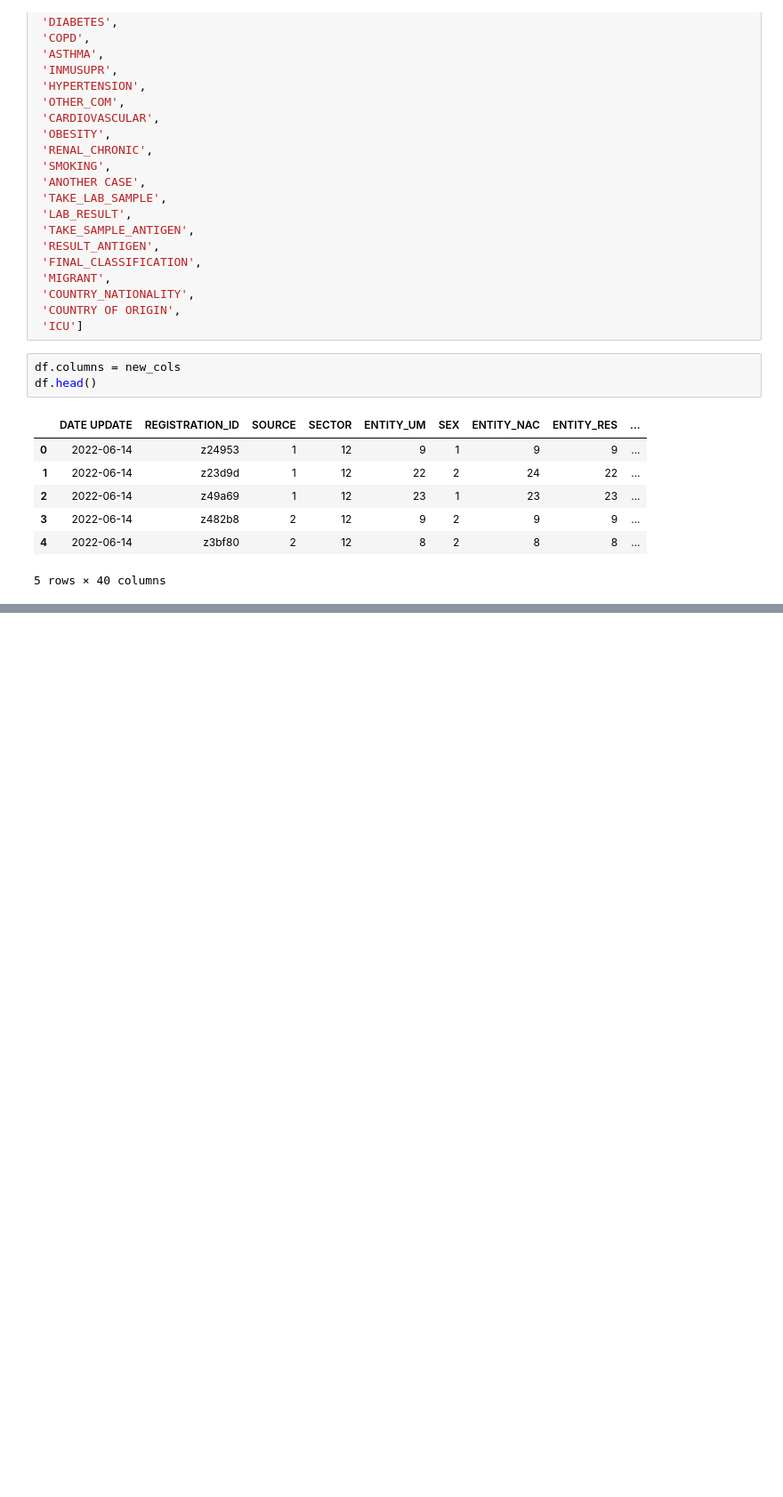
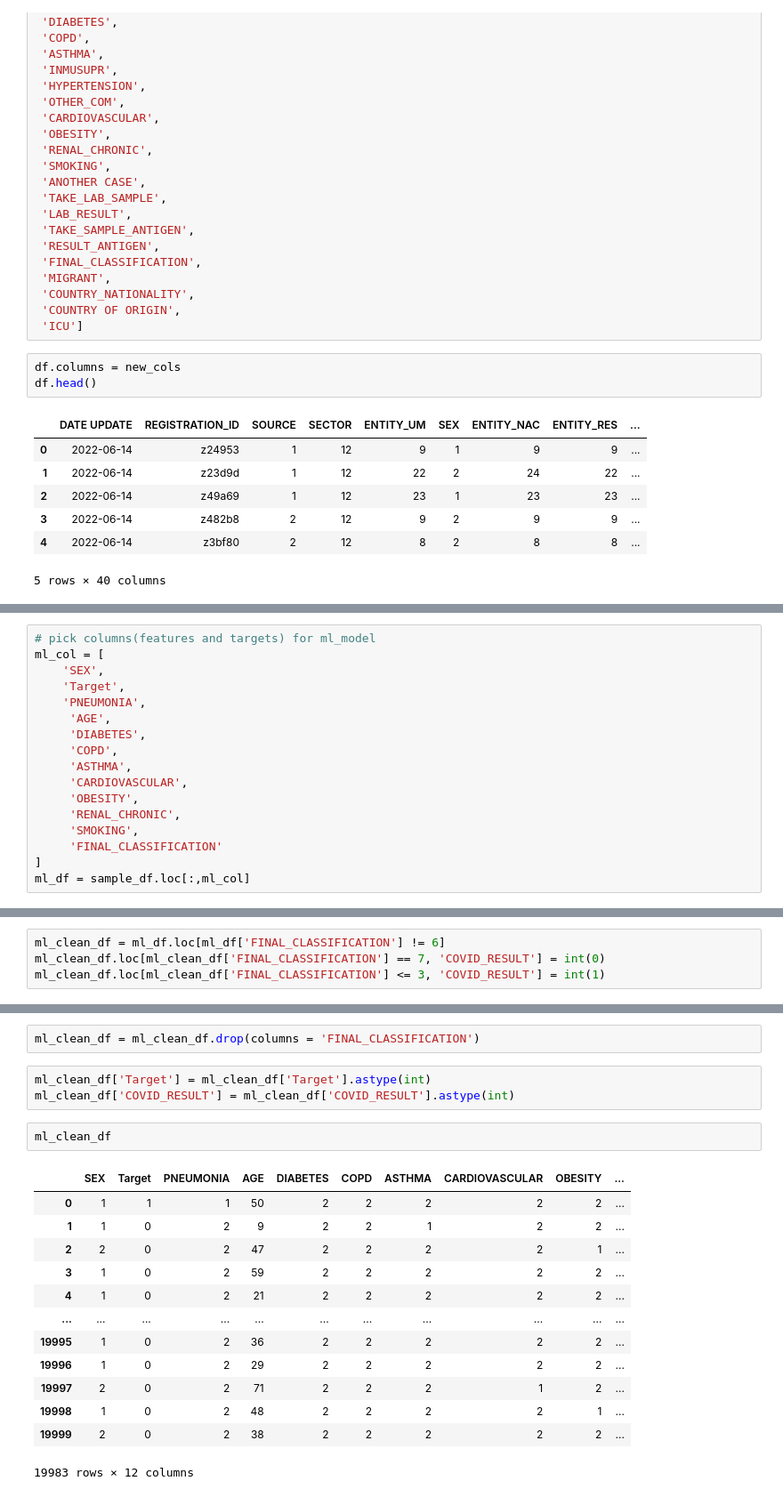
Before and after one commit to lindaperez/20_bk_AI_Covid19-Risk, a Jupyter notebook: Resources/Mexico_demographic_medical_condition.ipynb, the cells around one changed output, grey strips where cells are left out. Shown at 89% size. Drawn from its saved outputs; the diff is of its cells as text; blank space fills up the shorter version.

```diff
--- a/Resources/Mexico_demographic_medical_condition.ipynb
+++ b/Resources/Mexico_demographic_medical_condition.ipynb
@@ -99,0 +242,17 @@ df.head()
+# %%
+# pick columns(features and targets) for ml_model
+ml_col = [
+    'SEX',
+    'Target',
+    'PNEUMONIA',
+     'AGE',
+     'DIABETES',
+     'COPD',
+     'ASTHMA',
+     'CARDIOVASCULAR',
+     'OBESITY',
+     'RENAL_CHRONIC',
+     'SMOKING',
+     'FINAL_CLASSIFICATION'
+]
+ml_df = sample_df.loc[:,ml_col]
@@ -99,0 +269,4 @@ df.head()
+# %%
+ml_clean_df = ml_df.loc[ml_df['FINAL_CLASSIFICATION'] != 6]
+ml_clean_df.loc[ml_clean_df['FINAL_CLASSIFICATION'] == 7, 'COVID_RESULT'] = int(0)
+ml_clean_df.loc[ml_clean_df['FINAL_CLASSIFICATION'] <= 3, 'COVID_RESULT'] = int(1)
@@ -99,0 +284,21 @@ df.head()
+# %%
+ml_clean_df = ml_clean_df.drop(columns = 'FINAL_CLASSIFICATION')
+# %%
+ml_clean_df['Target'] = ml_clean_df['Target'].astype(int)
+ml_clean_df['COVID_RESULT'] = ml_clean_df['COVID_RESULT'].astype(int)
+# %%
+ml_clean_df
+# %% [output]
+|  | SEX | Target | PNEUMONIA | AGE | DIABETES | COPD | ASTHMA | CARDIOVASCULAR | OBESITY | ... |
+| 0 | 1 | 1 | 1 | 50 | 2 | 2 | 2 | 2 | 2 | ... |
+| 1 | 1 | 0 | 2 | 9 | 2 | 2 | 1 | 2 | 2 | ... |
+| 2 | 2 | 0 | 2 | 47 | 2 | 2 | 2 | 2 | 1 | ... |
+| 3 | 1 | 0 | 2 | 59 | 2 | 2 | 2 | 2 | 2 | ... |
+| 4 | 1 | 0 | 2 | 21 | 2 | 2 | 2 | 2 | 2 | ... |
+| ... | ... | ... | ... | ... | ... | ... | ... | ... | ... | ... |
+| 19995 | 1 | 0 | 2 | 36 | 2 | 2 | 2 | 2 | 2 | ... |
+| 19996 | 1 | 0 | 2 | 29 | 2 | 2 | 2 | 2 | 2 | ... |
+| 19997 | 2 | 0 | 2 | 71 | 2 | 2 | 2 | 1 | 2 | ... |
+| 19998 | 1 | 0 | 2 | 48 | 2 | 2 | 2 | 2 | 1 | ... |
+| 19999 | 2 | 0 | 2 | 38 | 2 | 2 | 2 | 2 | 2 | ... |
+19983 rows × 12 columns
```
Also changed, not shown: parts of 38 cells of this notebook.
